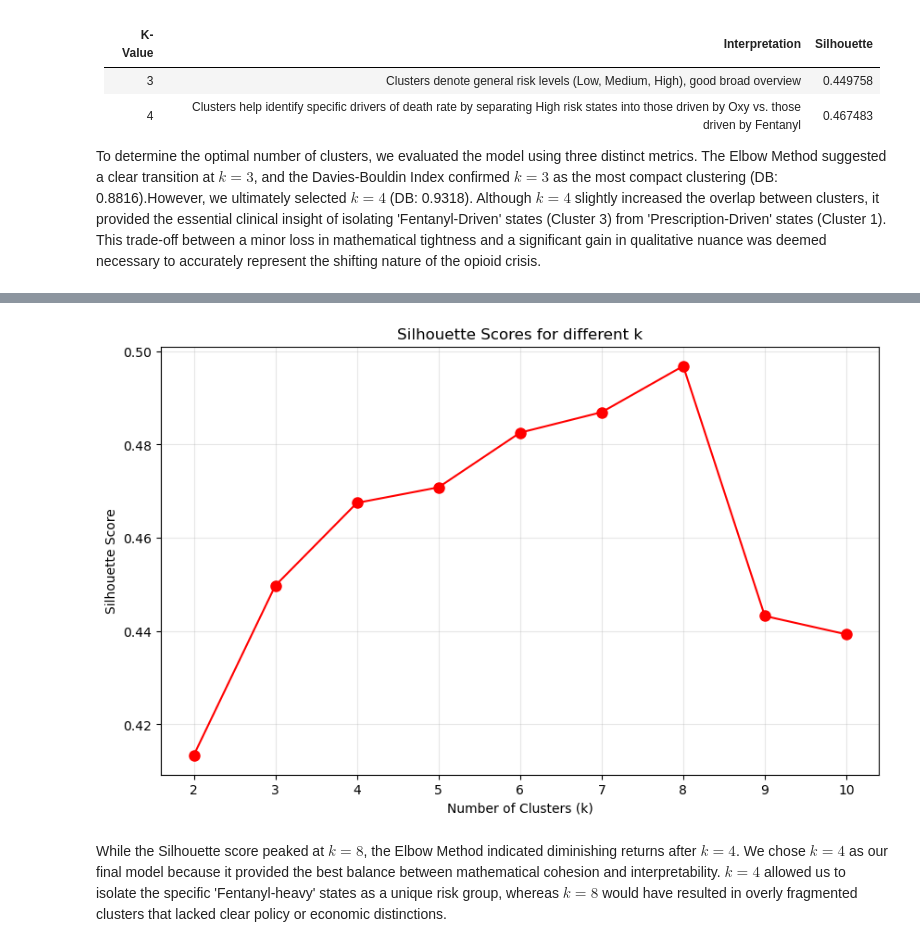
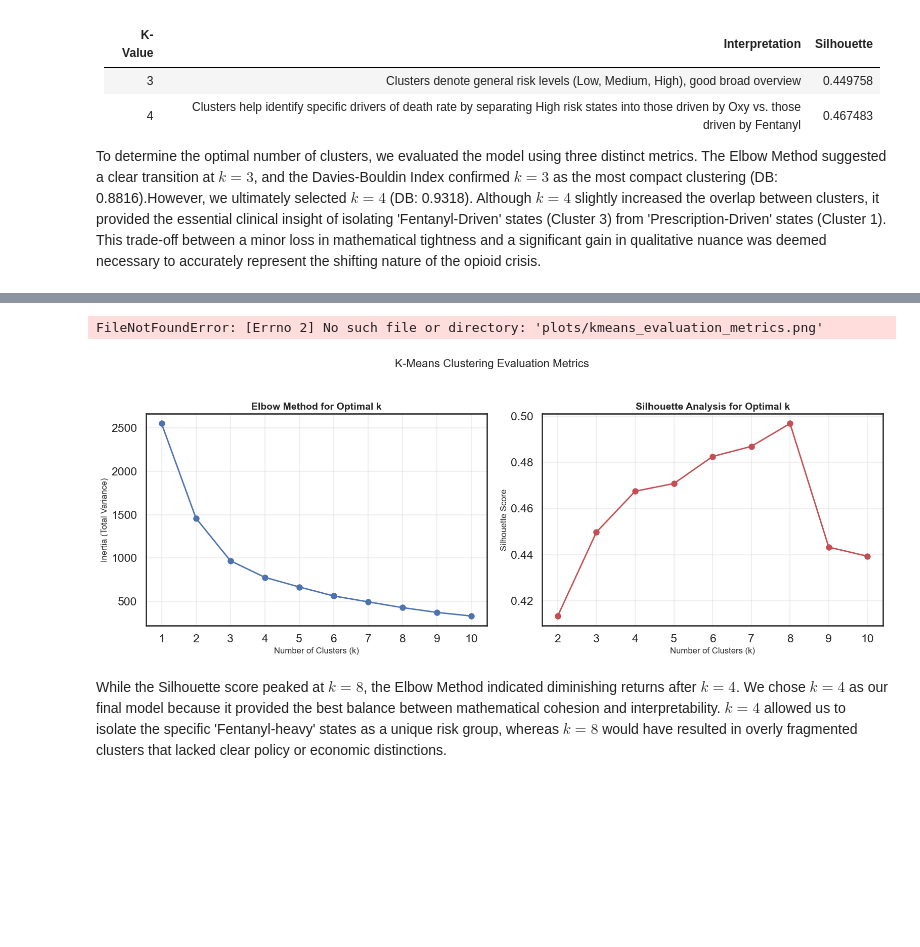
Before and after one commit to amberteetsel/substance-abuse-predictions, a Jupyter notebook: src/models/death_rate_models.ipynb, the cells around one changed output, grey strips where cells are left out. Saved outputs shown, nothing was run; the diff lists cells and outputs as text; code cells hidden in the pictures; blank space fills up the shorter version.

```diff
--- a/src/models/death_rate_models.ipynb
+++ b/src/models/death_rate_models.ipynb
@@ -194,25 +172,51 @@ plt.show()
-# %%
-# Silhouette Scores for different k
-
-sil_scores = []
-K_sil = range(2, 11)
-
-for k in K_sil:
-    km = KMeans(n_clusters=k, random_state=42, n_init=10)
-    labels = km.fit_predict(X)
-    sil_scores.append(silhouette_score(X, labels))
-
-# plot scores
-plt.figure(figsize=(10, 6))
-plt.plot(K_sil, sil_scores, 'ro-', markersize=8)
-plt.xlabel('Number of Clusters (k)')
-plt.ylabel('Silhouette Score')
-plt.title('Silhouette Scores for different k')
-plt.xticks(K_sil)
-plt.grid(True, alpha=0.3)
-plt.show()
-# %% [output]
-[figure, removed]
+# %%
+# KMeans Evaluation Metric Plots
+cluster_features = ['log_oxy', 'log_fent', 'log_min_wage']
+X = df[cluster_features]
+
+inertia = []
+sil_scores = []
+K_range = range(1, 11)
+
+# calculate metrics
+for k in K_range:
+    km = KMeans(n_clusters=k, random_state=42, n_init=10)
+    labels = km.fit_predict(X)
+    inertia.append(km.inertia_)
+    if k > 1:
+        sil_scores.append(silhouette_score(X, labels))
+
+# side by side plots
+fig, (ax1, ax2) = plt.subplots(1, 2, figsize=(16, 6))
+
+# Elbow Method
+ax1.plot(K_range, inertia, 'bo-', markersize=8, linewidth=2)
+ax1.set_xlabel('Number of Clusters (k)', fontsize=12)
+ax1.set_ylabel('Inertia (Total Variance)', fontsize=12)
+ax1.set_title('Elbow Method for Optimal k', fontsize=14, fontweight='bold')
+ax1.set_xticks(K_range)
+ax1.grid(True, alpha=0.3)
+
+# Silhouette Scores
+ax2.plot(range(2, 11), sil_scores, 'ro-', markersize=8, linewidth=2)
+ax2.set_xlabel('Number of Clusters (k)', fontsize=12)
+ax2.set_ylabel('Silhouette Score', fontsize=12)
+ax2.set_title('Silhouette Analysis for Optimal k', fontsize=14, fontweight='bold')
+ax2.set_xticks(range(2, 11))
+ax2.grid(True, alpha=0.3)
+
+# Add a global title
+plt.suptitle('K-Means Clustering Evaluation Metrics', fontsize=16, y=1.02)
+
+plt.tight_layout()
+
+# Save the combined plot
+plt.savefig("plots/kmeans_evaluation_metrics.png", dpi=300, bbox_inches='tight')
+
+plt.show()
+# %% [output]
+FileNotFoundError: [Errno 2] No such file or directory: 'plots/kmeans_evaluation_metrics.png'
+[figure, added]
 # %% [markdown]
 While the Silhouette score peaked at $k=8$, the Elbow Method indicated diminishing returns after $k=4$. We chose $k=4$ as our final model because it provided the best balance between mathematical cohesion and interpretability. $k=4$ allowed us to isolate the specific 'Fentanyl-heavy' states as a unique risk group, whereas $k=8$ would have resulted in overly fragmented clusters that lacked clear policy or economic distinctions.
 # %%
```
Also changed, not shown: parts of 15 cells of this notebook, 6 other files.
